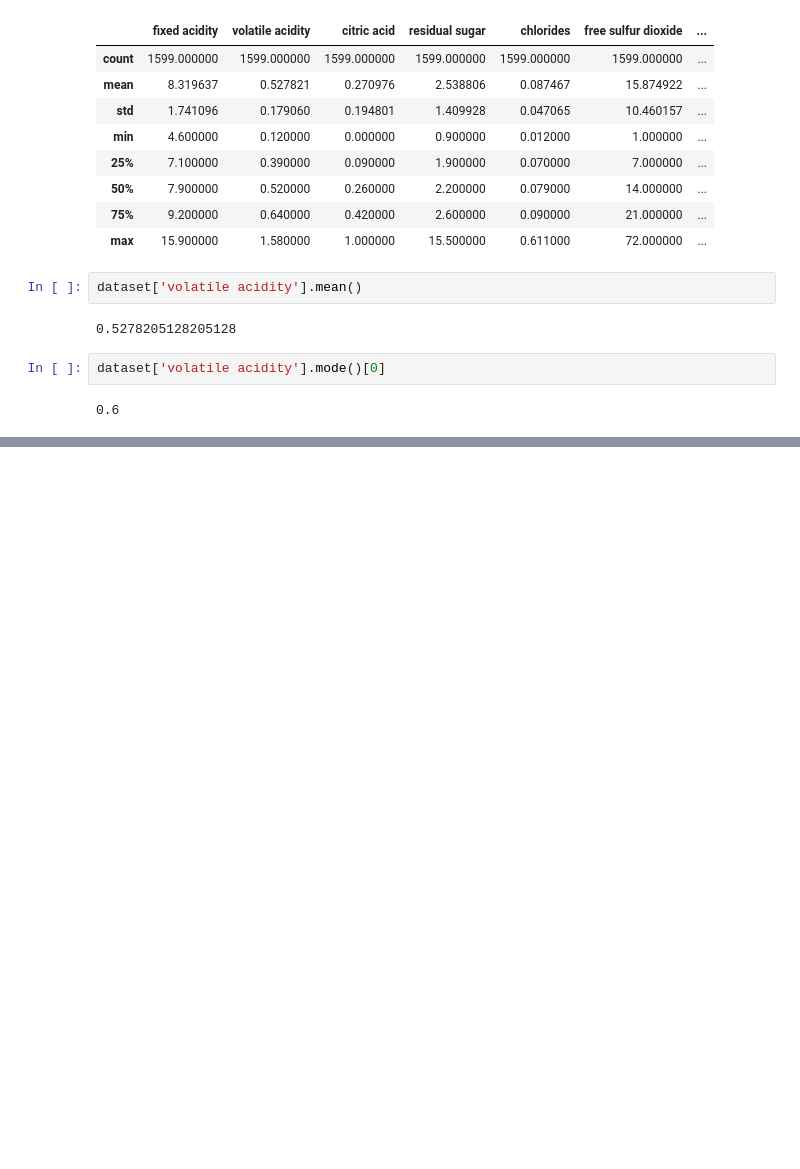
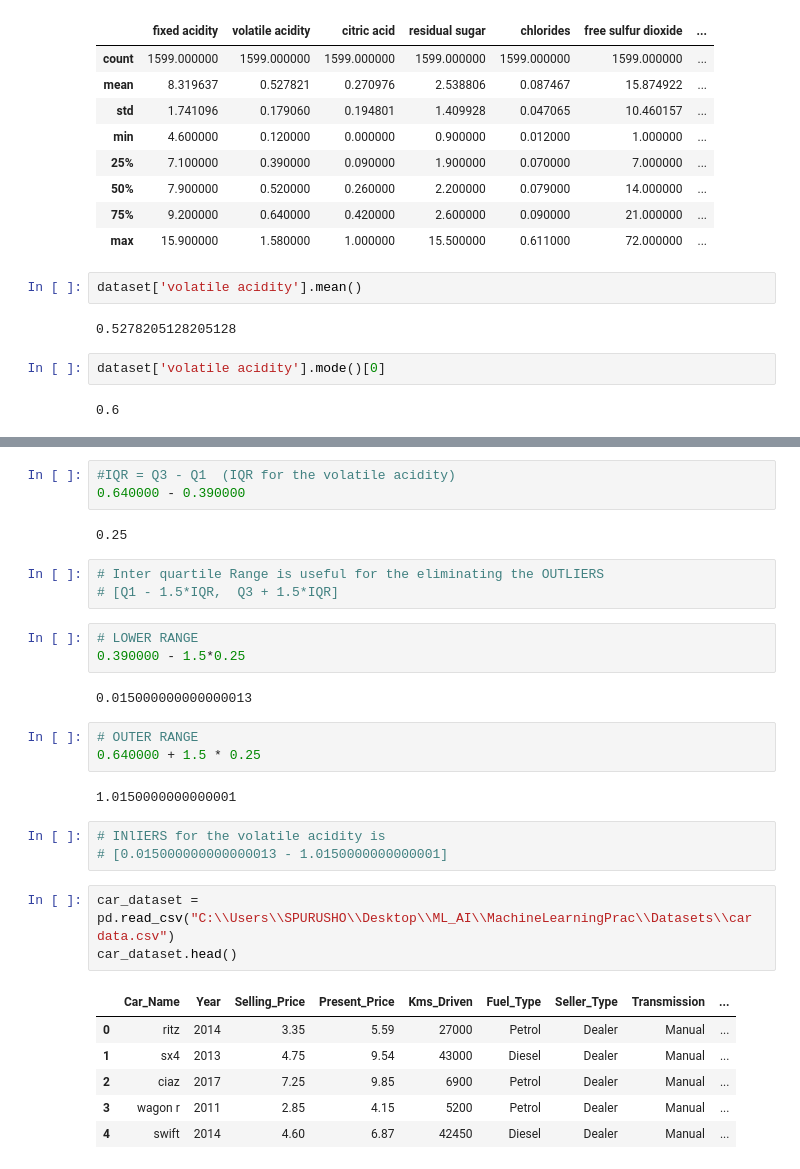
Before and after one commit to GOLISHYAMP/ML_AI, a Jupyter notebook: MachineLearningPrac/implementation.ipynb, the cells around one changed output, grey strips where cells are left out. Saved outputs shown, nothing was run; the diff lists cells and outputs as text; blank space fills up the shorter version.

```diff
--- a/MachineLearningPrac/implementation.ipynb
+++ b/MachineLearningPrac/implementation.ipynb
@@ -86,0 +111,31 @@ dataset['volatile acidity'].mode()[0]
+# %%
+#IQR = Q3 - Q1  (IQR for the volatile acidity)
+0.640000 - 0.390000
+# %% [output]
+0.25
+# %%
+# Inter quartile Range is useful for the eliminating the OUTLIERS
+# [Q1 - 1.5*IQR,  Q3 + 1.5*IQR]
+# %%
+# LOWER RANGE
+0.390000 - 1.5*0.25
+# %% [output]
+0.015000000000000013
+# %%
+# OUTER RANGE
+0.640000 + 1.5 * 0.25
+# %% [output]
+1.0150000000000001
+# %%
+# INlIERS for the volatile acidity is
+# [0.015000000000000013 - 1.0150000000000001]
+# %%
+car_dataset = pd.read_csv("C:\\Users\\SPURUSHO\\Desktop\\ML_AI\\MachineLearningPrac\\Datasets\\car data.csv")
+car_dataset.head()
+# %% [output]
+|  | Car_Name | Year | Selling_Price | Present_Price | Kms_Driven | Fuel_Type | Seller_Type | Transmission | ... |
+| 0 | ritz | 2014 | 3.35 | 5.59 | 27000 | Petrol | Dealer | Manual | ... |
+| 1 | sx4 | 2013 | 4.75 | 9.54 | 43000 | Diesel | Dealer | Manual | ... |
+| 2 | ciaz | 2017 | 7.25 | 9.85 | 6900 | Petrol | Dealer | Manual | ... |
+| 3 | wagon r | 2011 | 2.85 | 4.15 | 5200 | Petrol | Dealer | Manual | ... |
+| 4 | swift | 2014 | 4.60 | 6.87 | 42450 | Diesel | Dealer | Manual | ... |
```
Also changed, not shown: parts of 7 cells of this notebook.
